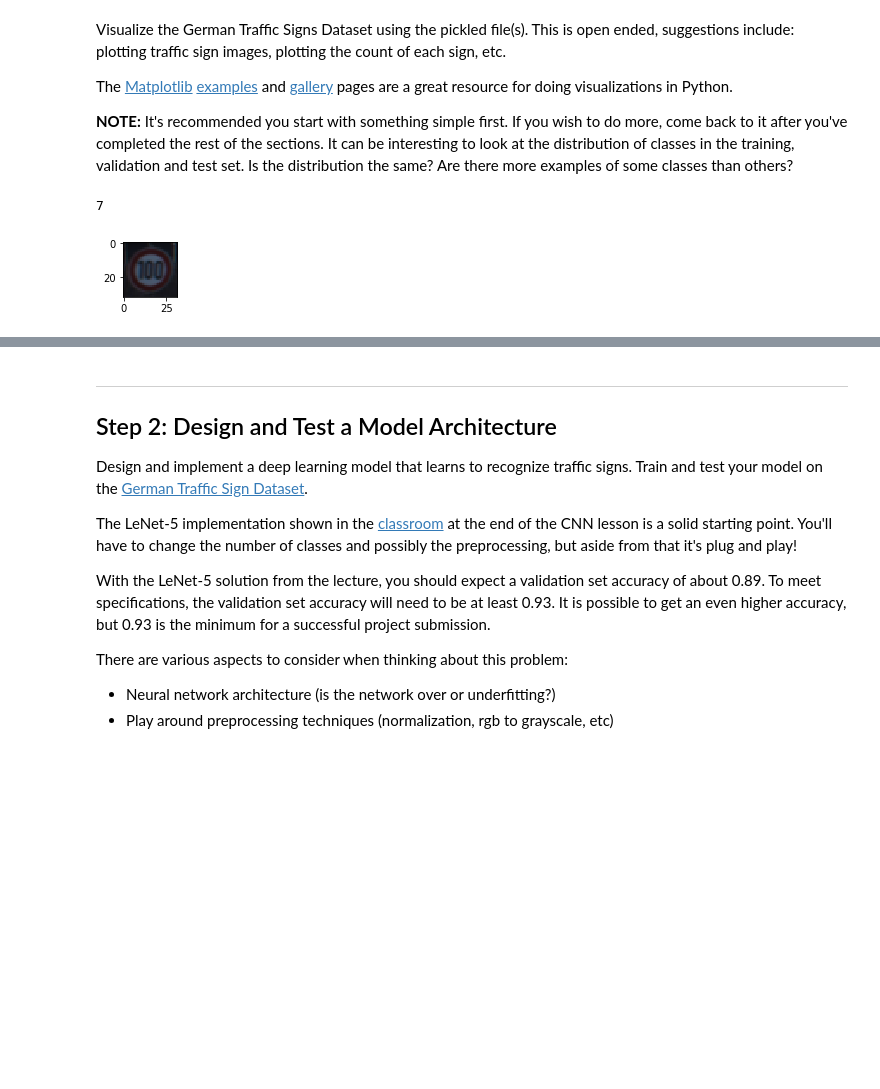
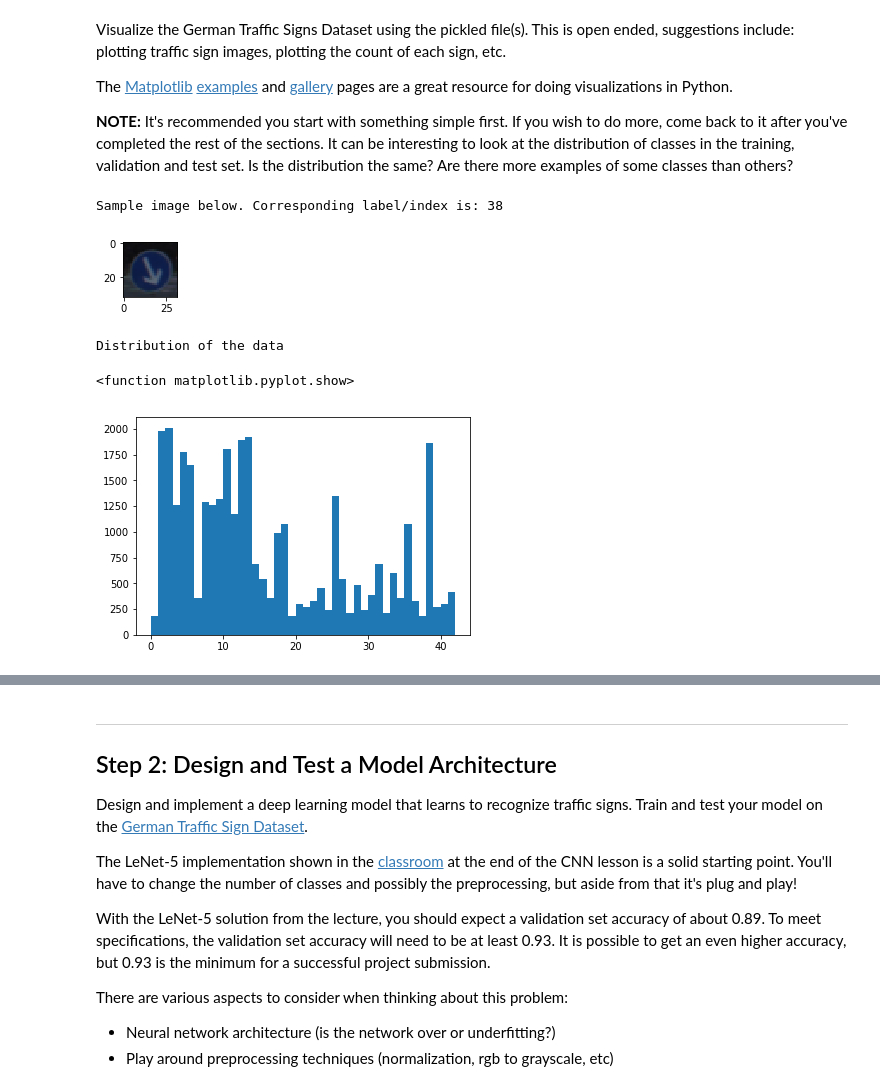
Before and after one commit to mariusbjansen/CarND-Traffic-Sign-Classifier-Project, a Jupyter notebook: Traffic_Sign_Classifier.ipynb, the cells around one changed output, grey strips where cells are left out. Drawn from its saved outputs; the diff is of its cells as text; code cells hidden in the pictures; blank space fills up the shorter version.

```diff
--- a/Traffic_Sign_Classifier.ipynb
+++ b/Traffic_Sign_Classifier.ipynb
@@ -133,7 +133,15 @@ image = X_train[index].squeeze()
 
 plt.figure(figsize=(1,1))
 plt.imshow(image)
-print(y_train[index])
+print("Sample image below. Corresponding label/index is:", y_train[index])
 # %% [output]
-7
+Sample image below. Corresponding label/index is: 38
-[figure, old version]
+[figure, new version]
+# %%
+print("\nDistribution of the data")
+y, x, _ = plt.hist(y_train, bins=list(range(n_classes)))
+plt.show
+# %% [output]
+Distribution of the data
+<function matplotlib.pyplot.show>
+[figure, added]
```
Also changed, not shown: parts of 4 cells of this notebook, 3 other files.
